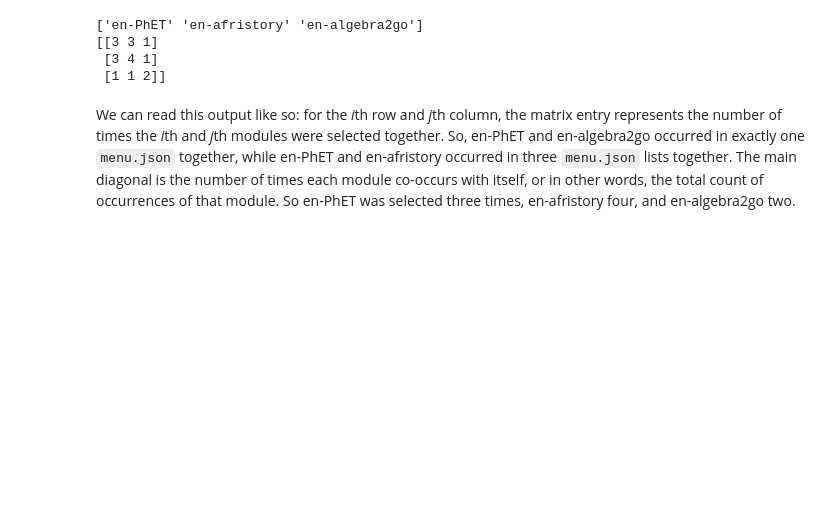
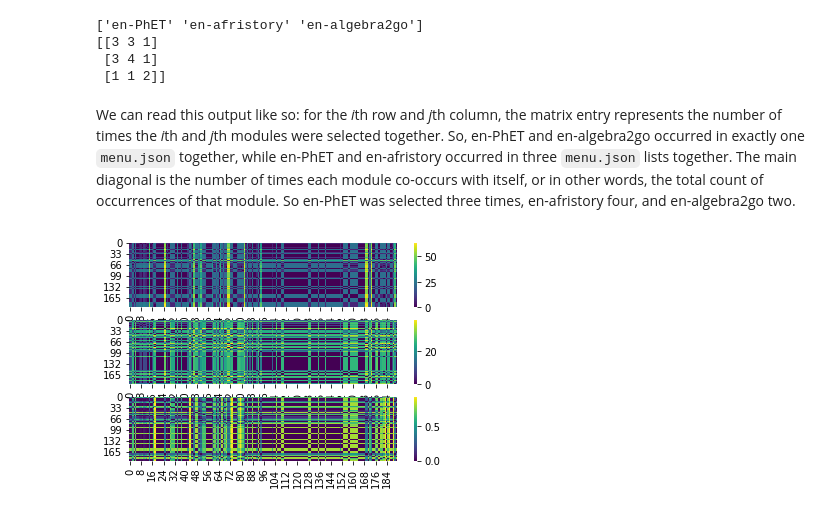
Before and after one commit to cwivagg/iiab_analytics, a Jupyter notebook: notebooks/notebook_early-issues-visualization.ipynb, the cells around one changed output. Cells and saved outputs as stored; diff of their text form; code cells hidden in the pictures; blank space fills up the shorter version.

````diff
--- a/notebooks/notebook_early-issues-visualization.ipynb
+++ b/notebooks/notebook_early-issues-visualization.ipynb
@@ -123,3 +124,20 @@ print(Xc[:3,:3])
  [1 1 2]]
 # %% [markdown]
 We can read this output like so: for the *i*th row and *j*th column, the matrix entry represents the number of times the *i*th and *j*th modules were selected together. So, en-PhET and en-algebra2go occurred in exactly one ```menu.json``` together, while en-PhET and en-afristory occurred in three ```menu.json``` lists together. The main diagonal is the number of times each module co-occurs with itself, or in other words, the total count of occurrences of that module. So en-PhET was selected three times, en-afristory four, and en-algebra2go two.
+# %%
+from scipy.spatial.distance import pdist, squareform
+
+candidate_metrics = ["euclidean", "seuclidean", "cosine"]
+candidate_methods = ["single", "average", "complete"]
+
+distance_matrices = []
+fig, ax = plt.subplots(len(candidate_metrics))
+for ix, metric in enumerate(candidate_metrics):
+    distance_matrix = squareform(pdist(Xc, metric=metric))  # The squareform function converts SciPy's standard pdist
+                                                            # output to something a little more intuitive: a square
+                                                            # matrix where the ith row and jth column are the distance
+                                                            # between the ith and jth row vectors in the pdist input.
+    distance_matrices.append(distance_matrix)
+    sns.heatmap(distance_matrix, cmap="viridis", ax=ax[ix])
+# %% [output]
+[figure, added]
````
Also changed, not shown: parts of 15 cells of this notebook, 1 other file.
